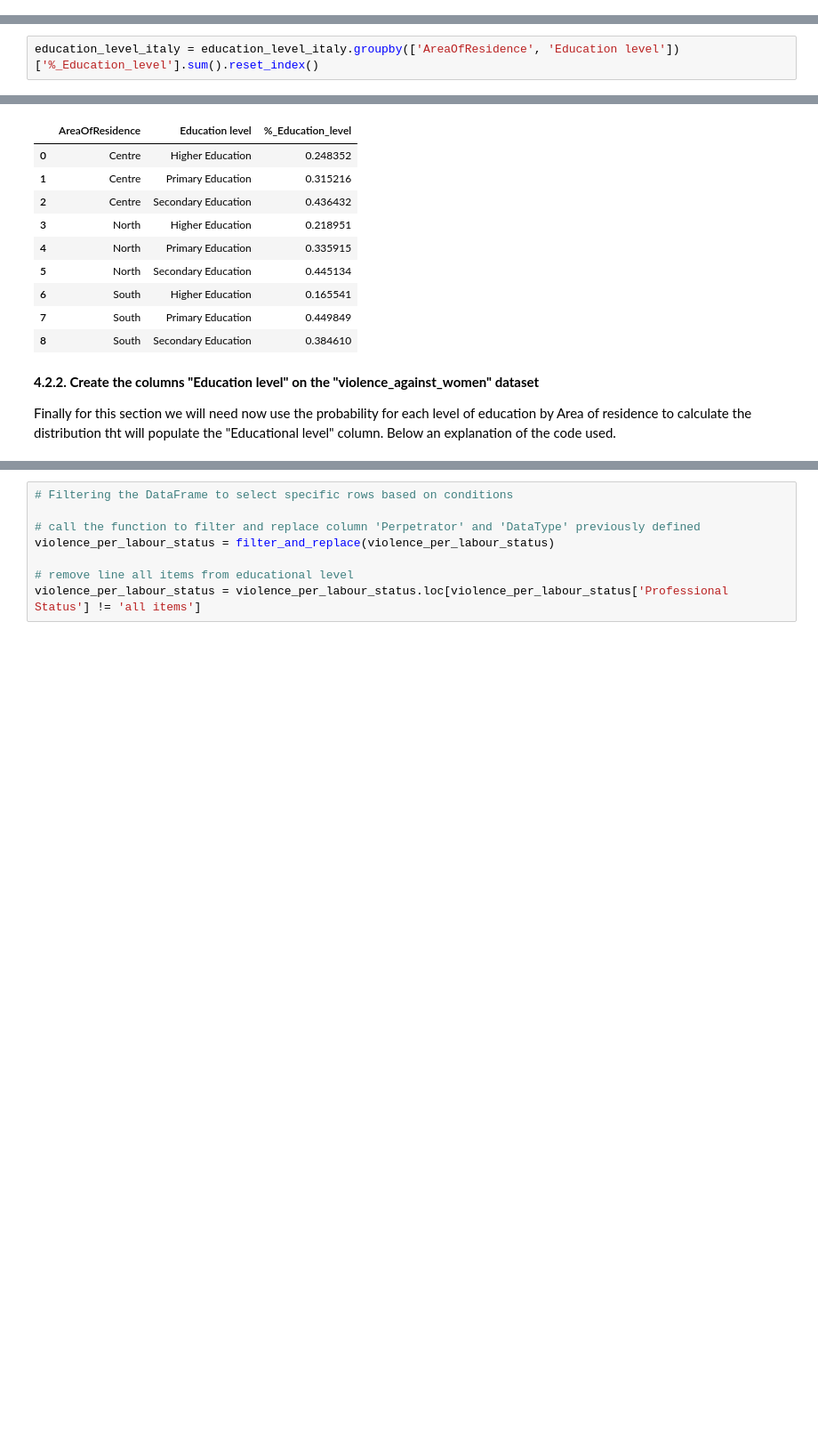
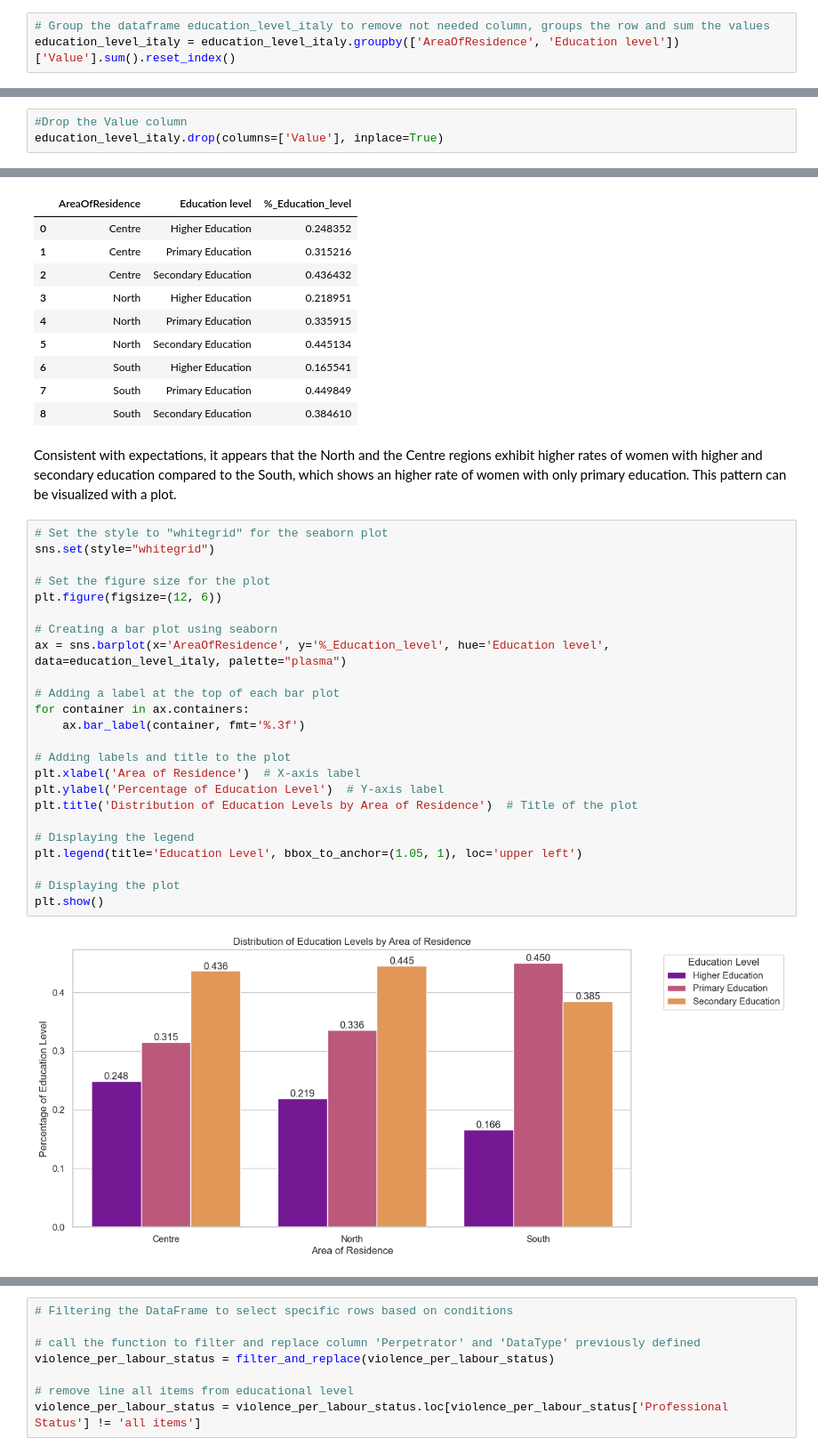
Before and after one commit to Cecilia8989/PfDA_Assignement, a Jupyter notebook: PfDA_Project_1.ipynb, the cells around one changed output, grey strips where cells are left out. Shown: that part at 89% size. Saved outputs shown, nothing was run; the diff lists cells and outputs as text; blank space fills up the shorter version.

```diff
--- a/PfDA_Project_1.ipynb
+++ b/PfDA_Project_1.ipynb
@@ -684,4 +657,7 @@ education_level_italy
      - Determing the final probability of each levle of education divided by Area of residence
 
 We can first calculate the probability of each level of education divided by region. We use the *groupby* operation to group the data by the 'Region' column and calculate the sum of the values for each group. Afterward, we utilize the *map* [[]](https://www.geeksforgeeks.org/python-map-function/) [[]](ttps://sparkbyexamples.com/pandas/pandas-map-function-explained/) [[]](https://practicaldatascience.co.uk/data-science/how-to-use-the-pandas-map-function) function to create a new column, '%_Education_level', based on the total value of the corresponding region.
+# %%
+# Group the dataframe education_level_italy to remove not needed column, groups the row and sum the values
+education_level_italy = education_level_italy.groupby(['AreaOfResidence', 'Education level'])['Value'].sum().reset_index()
 # %%
@@ -714,2 +671,3 @@ Finally, we will need to determine the final probability table usign the groupby
-# %%
-education_level_italy = education_level_italy.groupby(['AreaOfResidence', 'Education level'])['%_Education_level'].sum().reset_index()
+# %%
+#Drop the Value column
+education_level_italy.drop(columns=['Value'], inplace=True)
@@ -727,7 +699,31 @@ education_level_italy
 | 6 | South | Higher Education | 0.165541 |
 | 7 | South | Primary Education | 0.449849 |
 | 8 | South | Secondary Education | 0.384610 |
-# %% [markdown]
-**4.2.2. Create the columns "Education level" on the "violence_against_women" dataset**
-
-Finally for this section we will need now use the probability for each level of education by Area of residence to calculate the distribution tht will populate the "Educational level" column. Below an explanation of the code used.
+# %% [markdown]
+Consistent with expectations, it appears that the North and the Centre regions exhibit higher rates of women with higher and secondary education compared to the South, which shows an higher rate of women with only primary education. This pattern can be visualized with a plot.
+# %%
+# Set the style to "whitegrid" for the seaborn plot
+sns.set(style="whitegrid")
+
+# Set the figure size for the plot
+plt.figure(figsize=(12, 6))
+
+# Creating a bar plot using seaborn
+ax = sns.barplot(x='AreaOfResidence', y='%_Education_level', hue='Education level', data=education_level_italy, palette="plasma")
+
+# Adding a label at the top of each bar plot
+for container in ax.containers:
+    ax.bar_label(container, fmt='%.3f')
+
+# Adding labels and title to the plot
+plt.xlabel('Area of Residence')  # X-axis label
+plt.ylabel('Percentage of Education Level')  # Y-axis label
+plt.title('Distribution of Education Levels by Area of Residence')  # Title of the plot
+
+# Displaying the legend
+plt.legend(title='Education Level', bbox_to_anchor=(1.05, 1), loc='upper left')
+
+# Displaying the plot
+plt.show()
+# %% [output]
+[figure, added]
```
Also changed, not shown: parts of 78 cells of this notebook.
